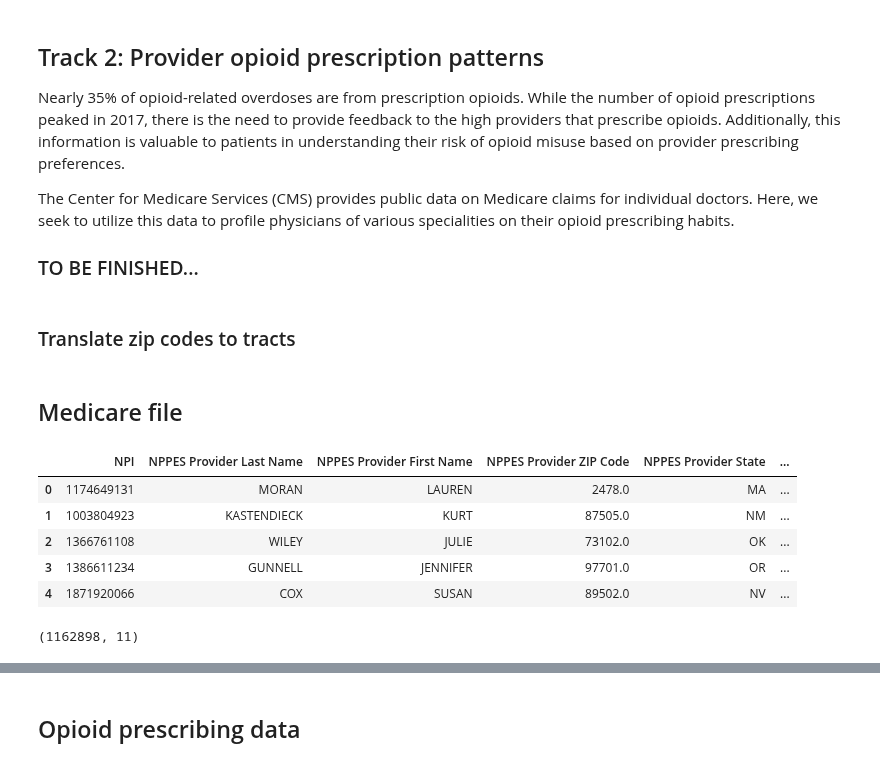
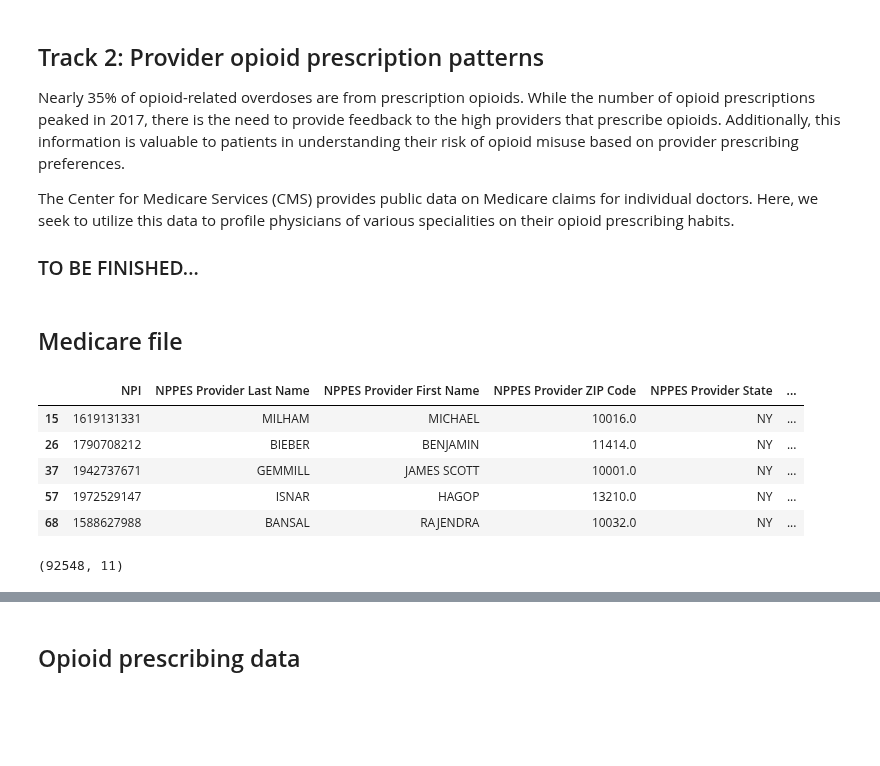
Before and after one commit to jessicambs/hacknights, a Jupyter notebook: opioid-analytics/01_opioid-distribution-prescription-patterns.ipynb, the cells around one changed output, grey strips where cells are left out. Saved outputs shown, nothing was run; the diff lists cells and outputs as text; code cells hidden in the pictures; blank space fills up the shorter version.

```diff
--- a/opioid-analytics/01_opioid-distribution-prescription-patterns.ipynb
+++ b/opioid-analytics/01_opioid-distribution-prescription-patterns.ipynb
@@ -244,5 +246,3 @@ The Center for Medicare Services (CMS) provides public data on Medicare claims f
 
 
 ### TO BE FINISHED...
-# %% [markdown]
-### Translate zip codes to tracts
@@ -267,16 +250,16 @@ chunk = pd.merge(chunk, zip_tract[['zip_5', 'TRACT']], left_on='REPORTER_ZIP_5',
 ## Medicare file
 # %%
 providers = pd.read_csv('data/Medicare_Part_D_Opioid_Prescriber_Summary_File_2017.csv')
+providers = providers[providers['NPPES Provider State'] == 'NY']
+providers.head()
+# %% [output]
+|  | NPI | NPPES Provider Last Name | NPPES Provider First Name | NPPES Provider ZIP Code | NPPES Provider State | ... |
+| 15 | 1619131331 | MILHAM | MICHAEL | 10016.0 | NY | ... |
+| 26 | 1790708212 | BIEBER | BENJAMIN | 11414.0 | NY | ... |
+| 37 | 1942737671 | GEMMILL | JAMES SCOTT | 10001.0 | NY | ... |
+| 57 | 1972529147 | ISNAR | HAGOP | 13210.0 | NY | ... |
+| 68 | 1588627988 | BANSAL | RAJENDRA | 10032.0 | NY | ... |
-# %%
-providers.head()
-# %% [output]
-|  | NPI | NPPES Provider Last Name | NPPES Provider First Name | NPPES Provider ZIP Code | NPPES Provider State | ... |
-| 0 | 1174649131 | MORAN | LAUREN | 2478.0 | MA | ... |
-| 1 | 1003804923 | KASTENDIECK | KURT | 87505.0 | NM | ... |
-| 2 | 1366761108 | WILEY | JULIE | 73102.0 | OK | ... |
-| 3 | 1386611234 | GUNNELL | JENNIFER | 97701.0 | OR | ... |
-| 4 | 1871920066 | COX | SUSAN | 89502.0 | NV | ... |
 # %%
 providers.shape
 # %% [output]
-(1162898, 11)
+(92548, 11)
```
Also changed, not shown: parts of 6 cells of this notebook.
